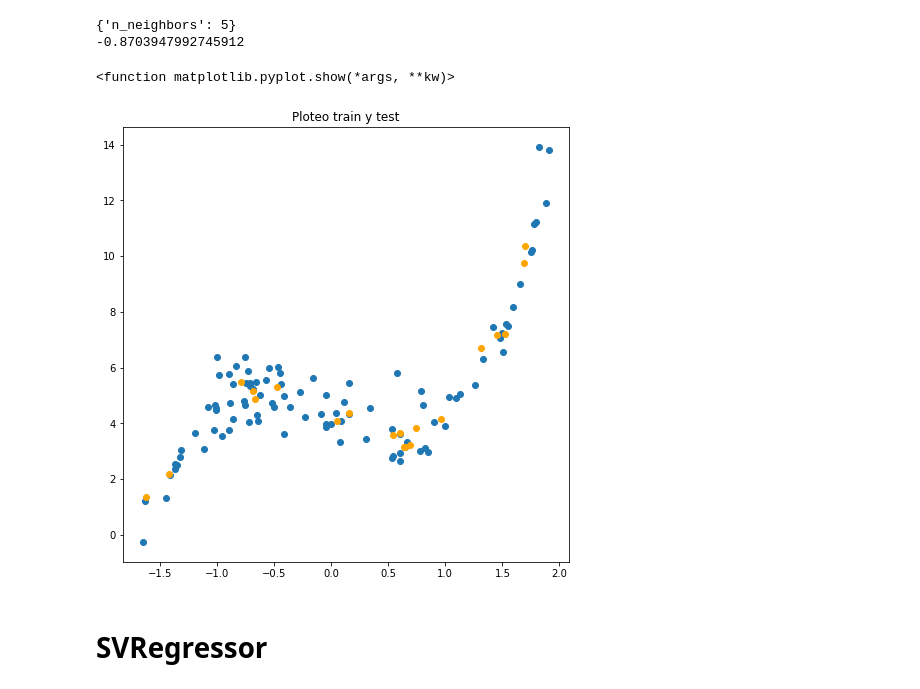
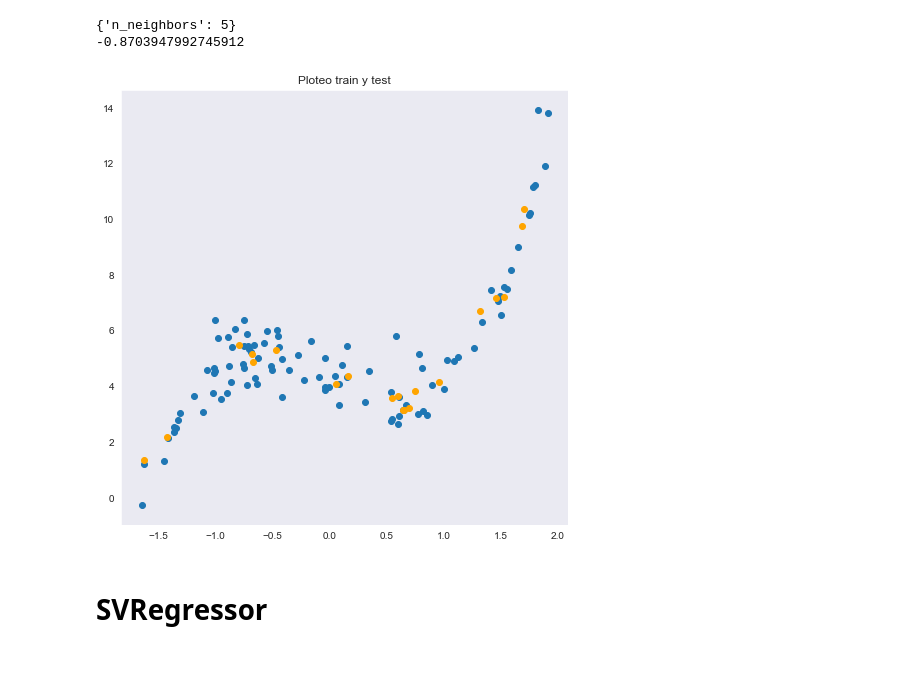
Before and after one commit to micatokashiki/Clase_05_Regression, a Jupyter notebook: clusterai_2020_clase08_ML_Strategy.ipynb, the cells around one changed output. Cells and saved outputs as stored; diff of their text form; code cells hidden in the pictures; blank space fills up the shorter version.

```diff
--- a/clusterai_2020_clase08_ML_Strategy.ipynb
+++ b/clusterai_2020_clase08_ML_Strategy.ipynb
@@ -34,5 +34,6 @@ X_test.shape
 plt.figure(figsize = (8,8))
 plt.scatter(X_train,y_train)
 plt.title('Ploteo datase entrenamiento sin escalar')
-plt.show
+sns.set_style('dark')
+plt.show()
 # %% [output]
@@ -99,12 +99,11 @@ pred_knn_list = list(np.around(np.array(pred_knn_list),2))
 # %%
 plt.figure(figsize = (8,8))
 plt.scatter(x_train_scaled,y_train)
 plt.scatter(x_test_scaled,pred_knn_list,color='orange')
 plt.title('Ploteo train y test')
-plt.show
+plt.show()
 # %% [output]
-<function matplotlib.pyplot.show(*args, **kw)>
-[figure, old version]
+[figure, new version]
 # %%
 rdos = rdos.append({'Método':'KNN reg',
                     'Y predicted':pred_knn_list}, ignore_index=True)
```
Also changed, not shown: parts of 6 cells of this notebook.
